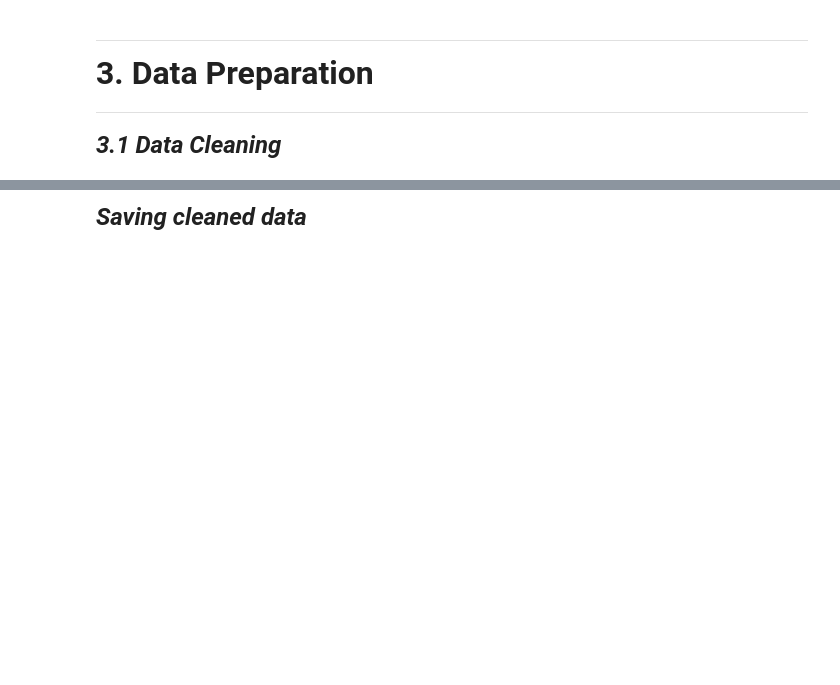
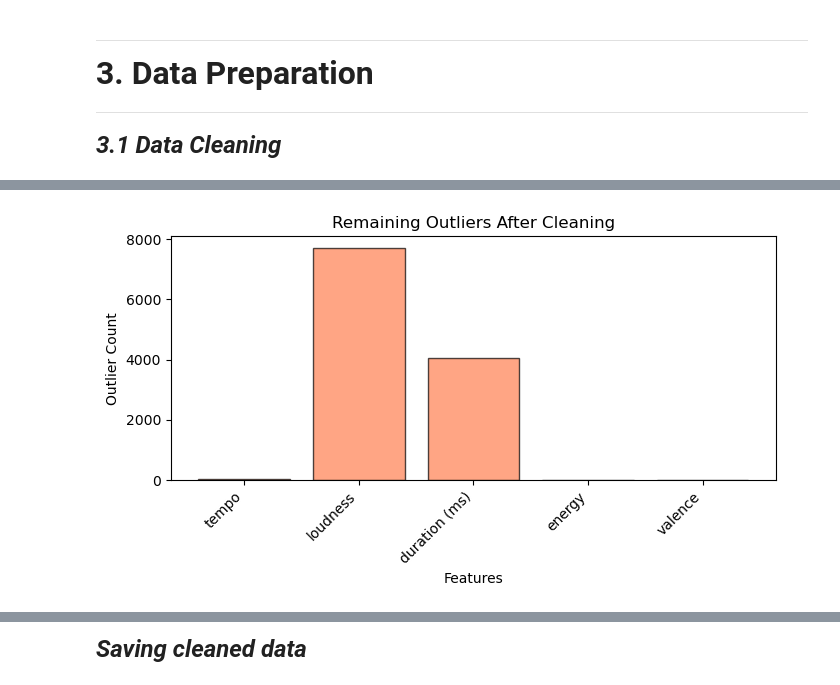
Before and after one commit to veenaledi/DS-Capstone-Project, a Jupyter notebook: Music.ipynb, the cells around one changed output, grey strips where cells are left out. Cells and saved outputs as stored; diff of their text form; code cells hidden in the pictures; blank space fills up the shorter version.

Commit message:
Post Cleaning

```diff
--- a/Music.ipynb
+++ b/Music.ipynb
@@ -248,0 +297,24 @@ cleaning_log['outliers_removed'] = start_len - len(music_data)
+# %%
+# Remaining Outliers After Cleaning
+features = ['tempo', 'loudness', 'duration (ms)', 'energy', 'valence']
+outlier_counts = []
+
+for col in features:
+    q1 = music_data[col].quantile(0.25)
+    q3 = music_data[col].quantile(0.75)
+    iqr = q3 - q1
+    low = q1 - 1.5 * iqr
+    high = q3 + 1.5 * iqr
+    outliers = ((music_data[col] < low) | (music_data[col] > high)).sum()
+    outlier_counts.append(outliers)
+
+plt.figure(figsize=(7, 4))
+plt.bar(features, outlier_counts, color='coral', edgecolor='black', alpha=0.7)
+plt.xlabel('Features')
+plt.ylabel('Outlier Count')
+plt.title('Remaining Outliers After Cleaning')
+plt.xticks(rotation=45, ha='right')
+plt.tight_layout()
+plt.show()
+# %% [output]
+[figure, added]
```
Also changed, not shown: parts of 12 cells of this notebook.
